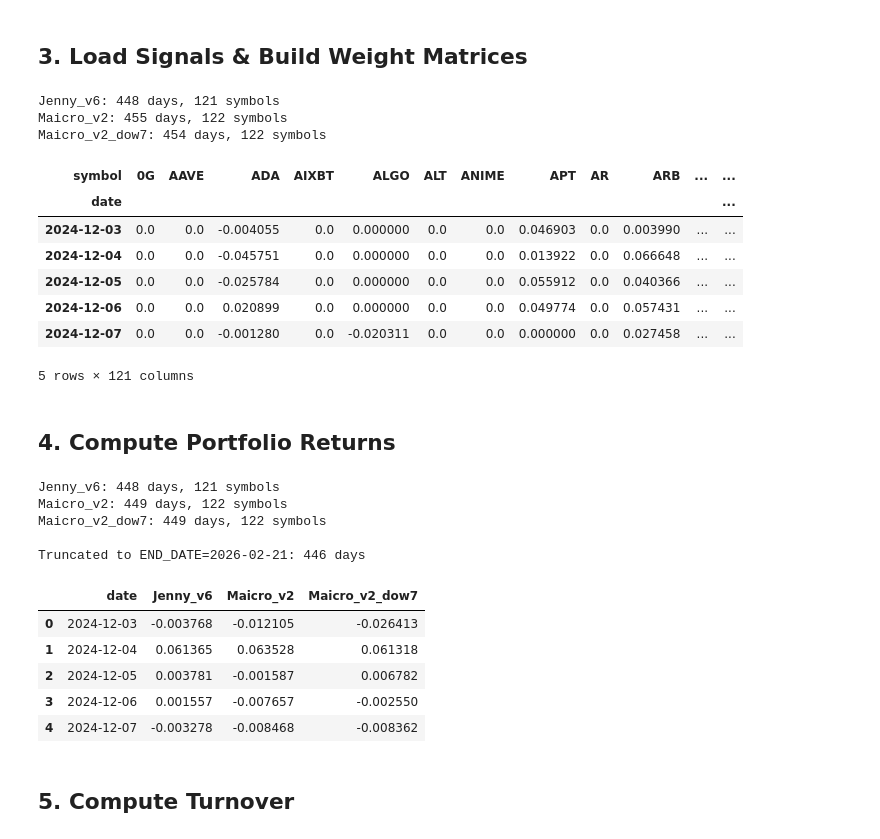
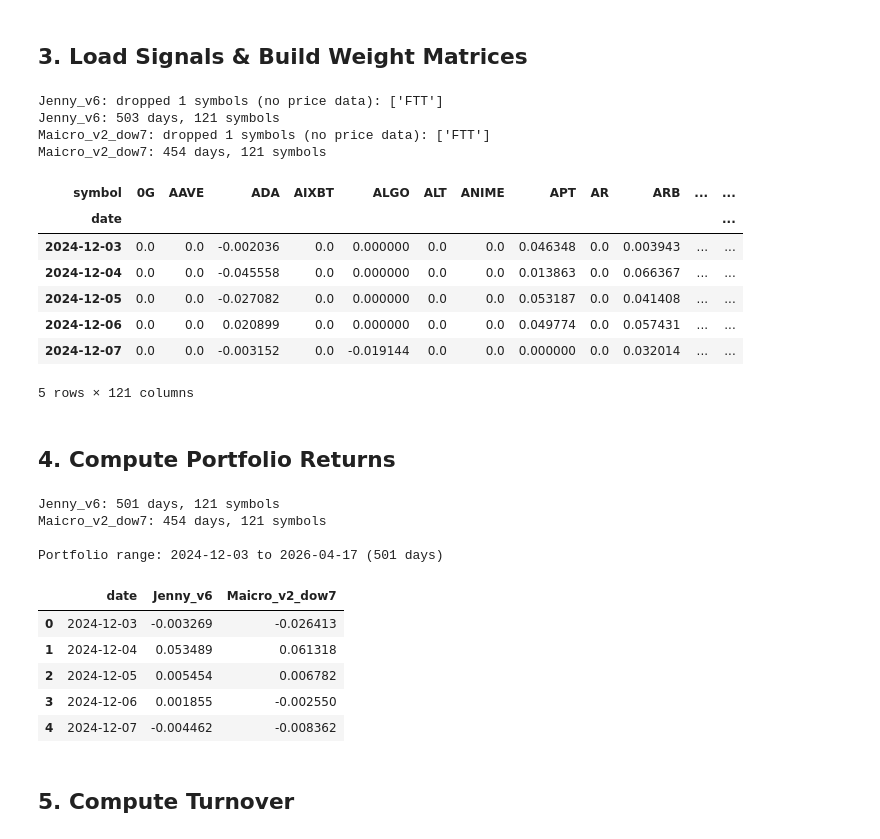
Before and after one commit to yeyechen/nautilus_trader, a Jupyter notebook: my_strategies/notebooks/backtest_raw_returns.ipynb, the cells around one changed output. Cells and saved outputs as stored; diff of their text form; code cells hidden in the pictures.

```diff
--- a/my_strategies/notebooks/backtest_raw_returns.ipynb
+++ b/my_strategies/notebooks/backtest_raw_returns.ipynb
@@ -22,21 +27,24 @@ from my_strategies.utils.plots import plot_drawdown_chart
 from my_strategies.utils.plots import pretty_print
 from my_strategies.utils.plots import print_portfolio_performance
 # %%
-DATA_DIR = PROJECT_DIR / "my_strategies" / "data"
-OHLCV_DIR = DATA_DIR / "binance_1m_perps_20241201_20260213"
-
-SIGNAL_PATHS = {
-    "Jenny_v6": DATA_DIR / "signals" / "signals_2024-12-01_2026-02-21_20260221_125721.parquet",
-    "Maicro_v2": DATA_DIR / "signals" / "signals_v2_2024-12-01_2026-03-01_20260301_090129.parquet",
-    "Maicro_v2_dow7": DATA_DIR
-    / "signals"
-    / "signals_v2_dow7_2024-12-01_2026-03-01_20260301_083431.parquet",
-}
+SIGNAL_START_DATE = "2024-12-01"
+SIGNAL_END_DATE = datetime.now(UTC).strftime("%Y-%m-%d")
 
 REBALANCE_HOUR = 0
 SIGNAL_OFFSET_DAYS = 1
 
-# Force all models to end at the same date for fair comparison
-from datetime import date
+SIGNAL_FETCHERS = {
+    "Jenny_v6": lambda: fetch_signals_for_date_range(
+        SIGNAL_START_DATE,
+        SIGNAL_END_DATE,
+        save_to_file=False,
+    ),
+    "Maicro_v2_dow7": lambda: fetch_signals_v2_for_date_range(
+        SIGNAL_START_DATE,
+        SIGNAL_END_DATE,
+        save_to_file=False,
+    ),
+}
 
-END_DATE = date(2026, 2, 21)
+print(f"Signal date range: {SIGNAL_START_DATE} to {SIGNAL_END_DATE}")
+print(f"Models: {list(SIGNAL_FETCHERS)}")
@@ -86,9 +127,8 @@ Trading days: 450
 # %% [markdown]
 ## 3. Load Signals & Build Weight Matrices
 # %%
-def load_weight_matrix(signals_path: Path, signal_offset_days: int = 1) -> pd.DataFrame:
-
-    df = pd.read_parquet(signals_path)
+def load_weight_matrix(raw_df: pd.DataFrame, signal_offset_days: int = 1) -> pd.DataFrame:
+    df = raw_df.copy()
     df["date"] = pd.to_datetime(df["date"]).dt.date
 
     # Keep latest insert per (date, symbol)
@@ -113,8 +153,8 @@ def load_weight_matrix(signals_path: Path, signal_offset_days: int = 1) -> pd.Da
 available_symbols = set(returns_df.columns)
 
 weight_matrices = {}
-for name, path in SIGNAL_PATHS.items():
-    w = load_weight_matrix(path, SIGNAL_OFFSET_DAYS)
+for name, raw_df in raw_signals.items():
+    w = load_weight_matrix(raw_df, SIGNAL_OFFSET_DAYS)
     # Check which symbols are dropped
     signal_symbols = set(w.columns)
     dropped = sorted(signal_symbols - available_symbols)
@@ -128,53 +168,53 @@ for name, path in SIGNAL_PATHS.items():
 
 weight_matrices["Jenny_v6"].head()
 # %% [output]
-Jenny_v6: 448 days, 121 symbols
-Maicro_v2: 455 days, 122 symbols
-Maicro_v2_dow7: 454 days, 122 symbols
+Jenny_v6: dropped 1 symbols (no price data): ['FTT']
+Jenny_v6: 503 days, 121 symbols
+Maicro_v2_dow7: dropped 1 symbols (no price data): ['FTT']
+Maicro_v2_dow7: 454 days, 121 symbols
 | symbol | 0G | AAVE | ADA | AIXBT | ALGO | ALT | ANIME | APT | AR | ARB | ... | ... |
 | date |  |  |  |  |  |  |  |  |  |  |  | ... |
-| 2024-12-03 | 0.0 | 0.0 | -0.004055 | 0.0 | 0.000000 | 0.0 | 0.0 | 0.046903 | 0.0 | 0.003990 | ... | ... |
-| 2024-12-04 | 0.0 | 0.0 | -0.045751 | 0.0 | 0.000000 | 0.0 | 0.0 | 0.013922 | 0.0 | 0.066648 | ... | ... |
-| 2024-12-05 | 0.0 | 0.0 | -0.025784 | 0.0 | 0.000000 | 0.0 | 0.0 | 0.055912 | 0.0 | 0.040366 | ... | ... |
+| 2024-12-03 | 0.0 | 0.0 | -0.002036 | 0.0 | 0.000000 | 0.0 | 0.0 | 0.046348 | 0.0 | 0.003943 | ... | ... |
+| 2024-12-04 | 0.0 | 0.0 | -0.045558 | 0.0 | 0.000000 | 0.0 | 0.0 | 0.013863 | 0.0 | 0.066367 | ... | ... |
+| 2024-12-05 | 0.0 | 0.0 | -0.027082 | 0.0 | 0.000000 | 0.0 | 0.0 | 0.053187 | 0.0 | 0.041408 | ... | ... |
 | 2024-12-06 | 0.0 | 0.0 | 0.020899 | 0.0 | 0.000000 | 0.0 | 0.0 | 0.049774 | 0.0 | 0.057431 | ... | ... |
-| 2024-12-07 | 0.0 | 0.0 | -0.001280 | 0.0 | -0.020311 | 0.0 | 0.0 | 0.000000 | 0.0 | 0.027458 | ... | ... |
+| 2024-12-07 | 0.0 | 0.0 | -0.003152 | 0.0 | -0.019144 | 0.0 | 0.0 | 0.000000 | 0.0 | 0.032014 | ... | ... |
 5 rows × 121 columns
 # %% [markdown]
 ## 4. Compute Portfolio Returns
 # %%
 portfolio_returns = {}
 for name, weights in weight_matrices.items():
     # Align weights and returns on common dates and symbols
     common_dates = sorted(set(weights.index) & set(returns_df.index))
     common_syms = sorted(set(weights.columns) & set(returns_df.columns))
     w = weights.loc[common_dates, common_syms]
     r = returns_df.loc[common_dates, common_syms]
     # weight[T] * return[T]: both indexed by return date
     portfolio_returns[name] = (w * r).sum(axis=1)
     print(f"{name}: {len(common_dates)} days, {len(common_syms)} symbols")
 
 # Merge into a single DataFrame for plotting
 portfolio_df = pd.DataFrame(portfolio_returns)
 portfolio_df.index.name = "date"
 portfolio_df = portfolio_df.reset_index()
 portfolio_df["date"] = pd.to_datetime(portfolio_df["date"])
 
-# Truncate to END_DATE
-portfolio_df = portfolio_df[portfolio_df["date"].dt.date <= END_DATE]
-print(f"\nTruncated to END_DATE={END_DATE}: {len(portfolio_df)} days")
+print(
+    f"\nPortfolio range: {portfolio_df['date'].min().date()} to {portfolio_df['date'].max().date()} ({len(portfolio_df)} days)"
+)
 portfolio_df.head()
 # %% [output]
-Jenny_v6: 448 days, 121 symbols
-Maicro_v2: 449 days, 122 symbols
-Maicro_v2_dow7: 449 days, 122 symbols
+Jenny_v6: 501 days, 121 symbols
+Maicro_v2_dow7: 454 days, 121 symbols
 
-Truncated to END_DATE=2026-02-21: 446 days
+Portfolio range: 2024-12-03 to 2026-04-17 (501 days)
-|  | date | Jenny_v6 | Maicro_v2 | Maicro_v2_dow7 |
-| 0 | 2024-12-03 | -0.003768 | -0.012105 | -0.026413 |
-| 1 | 2024-12-04 | 0.061365 | 0.063528 | 0.061318 |
-| 2 | 2024-12-05 | 0.003781 | -0.001587 | 0.006782 |
-| 3 | 2024-12-06 | 0.001557 | -0.007657 | -0.002550 |
-| 4 | 2024-12-07 | -0.003278 | -0.008468 | -0.008362 |
+|  | date | Jenny_v6 | Maicro_v2_dow7 |
+| 0 | 2024-12-03 | -0.003269 | -0.026413 |
+| 1 | 2024-12-04 | 0.053489 | 0.061318 |
+| 2 | 2024-12-05 | 0.005454 | 0.006782 |
+| 3 | 2024-12-06 | 0.001855 | -0.002550 |
+| 4 | 2024-12-07 | -0.004462 | -0.008362 |
 # %% [markdown]
 ## 5. Compute Turnover
 # %%
```
Also changed, not shown: parts of 16 cells of this notebook, 1 other file.
